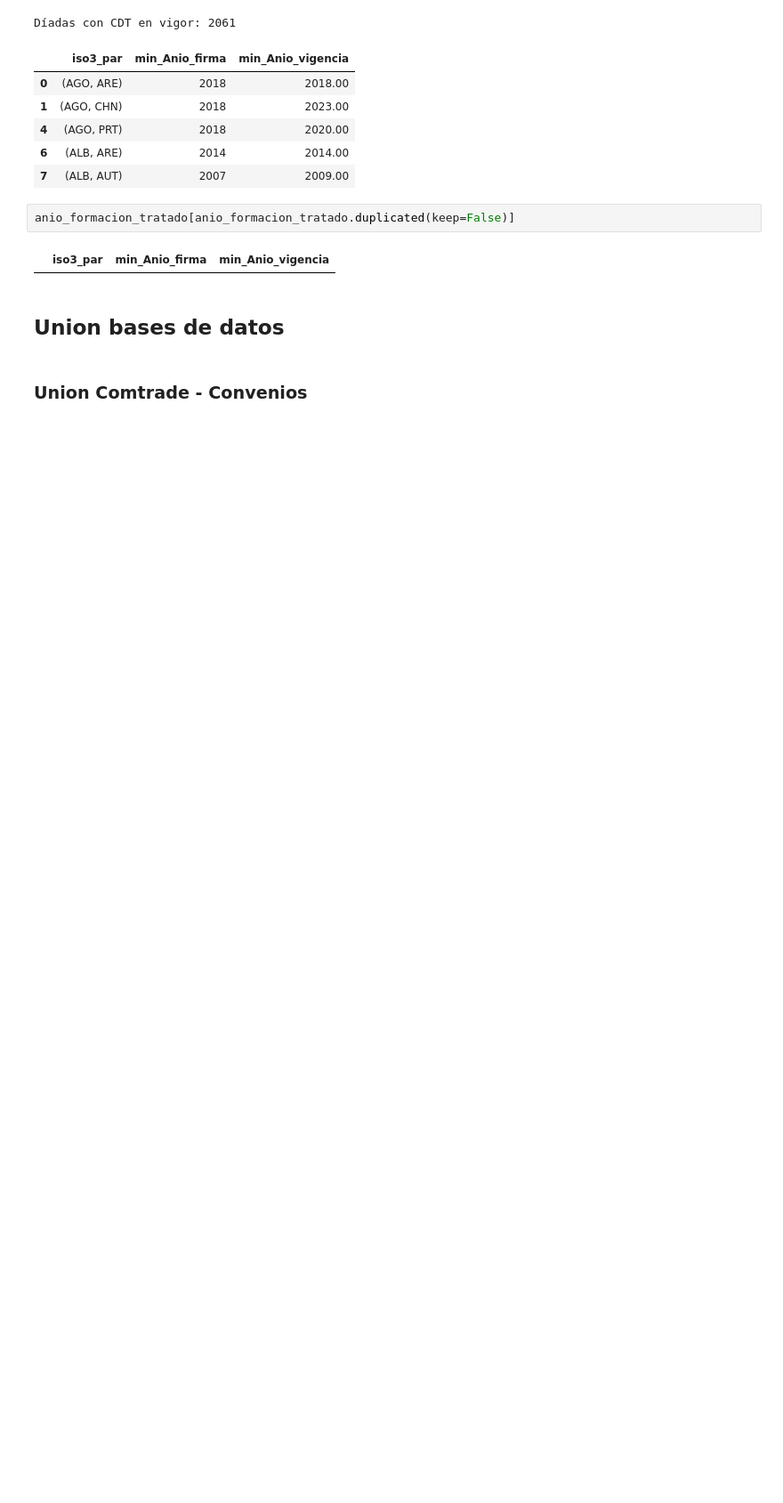
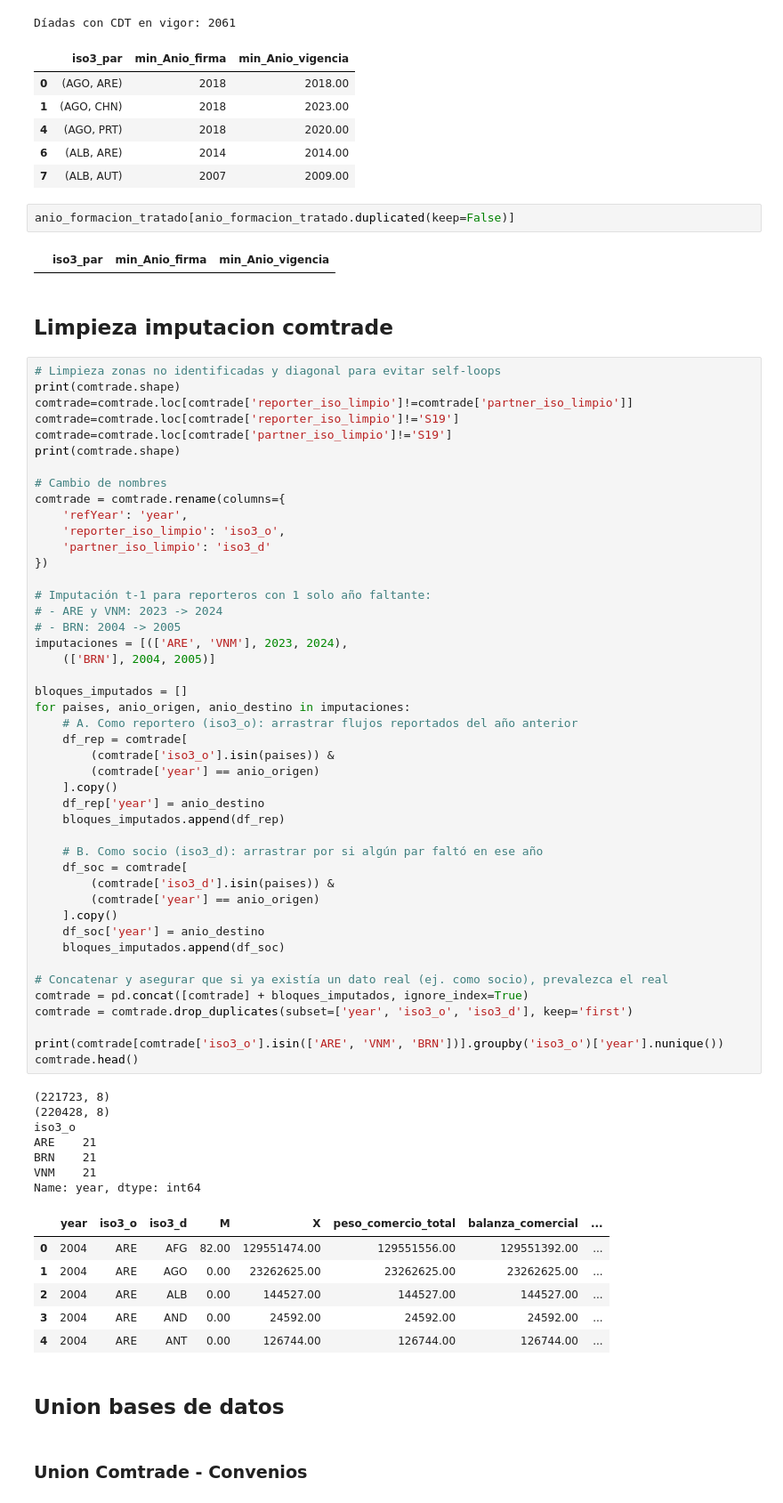
Before and after one commit to hubcborja/Trabajo_grado_ECIJG, a Jupyter notebook: Jupyter_Notebooks_Fase1_2/02_Preprocesamiento_Limpieza.ipynb, the cells around one changed output. Shown at 89% size. Saved outputs shown, nothing was run; the diff lists cells and outputs as text; blank space fills up the shorter version.

```diff
--- a/Jupyter_Notebooks_Fase1_2/02_Preprocesamiento_Limpieza.ipynb
+++ b/Jupyter_Notebooks_Fase1_2/02_Preprocesamiento_Limpieza.ipynb
@@ -386,6 +392,67 @@ Díadas con CDT en vigor: 2061
 anio_formacion_tratado[anio_formacion_tratado.duplicated(keep=False)]
 # %% [output]
 |  | iso3_par | min_Anio_firma | min_Anio_vigencia |
+# %% [markdown]
+## Limpieza imputacion comtrade
+# %%
+# Limpieza zonas no identificadas y diagonal para evitar self-loops
+print(comtrade.shape)
+comtrade=comtrade.loc[comtrade['reporter_iso_limpio']!=comtrade['partner_iso_limpio']]
+comtrade=comtrade.loc[comtrade['reporter_iso_limpio']!='S19']
+comtrade=comtrade.loc[comtrade['partner_iso_limpio']!='S19']
+print(comtrade.shape)
+
+# Cambio de nombres
+comtrade = comtrade.rename(columns={
+    'refYear': 'year',
+    'reporter_iso_limpio': 'iso3_o',
+    'partner_iso_limpio': 'iso3_d'
+})
+
+# Imputación t-1 para reporteros con 1 solo año faltante:
+# - ARE y VNM: 2023 -> 2024
+# - BRN: 2004 -> 2005
+imputaciones = [(['ARE', 'VNM'], 2023, 2024),
+    (['BRN'], 2004, 2005)]
+
+bloques_imputados = []
+for paises, anio_origen, anio_destino in imputaciones:
+    # A. Como reportero (iso3_o): arrastrar flujos reportados del año anterior
+    df_rep = comtrade[
+        (comtrade['iso3_o'].isin(paises)) &
+        (comtrade['year'] == anio_origen)
+    ].copy()
+    df_rep['year'] = anio_destino
+    bloques_imputados.append(df_rep)
+
+    # B. Como socio (iso3_d): arrastrar por si algún par faltó en ese año
+    df_soc = comtrade[
+        (comtrade['iso3_d'].isin(paises)) &
+        (comtrade['year'] == anio_origen)
+    ].copy()
+    df_soc['year'] = anio_destino
+    bloques_imputados.append(df_soc)
+
+# Concatenar y asegurar que si ya existía un dato real (ej. como socio), prevalezca el real
+comtrade = pd.concat([comtrade] + bloques_imputados, ignore_index=True)
+comtrade = comtrade.drop_duplicates(subset=['year', 'iso3_o', 'iso3_d'], keep='first')
+
+print(comtrade[comtrade['iso3_o'].isin(['ARE', 'VNM', 'BRN'])].groupby('iso3_o')['year'].nunique())
+comtrade.head()
+# %% [output]
+(221723, 8)
+(220428, 8)
+iso3_o
+ARE    21
+BRN    21
+VNM    21
+Name: year, dtype: int64
+|  | year | iso3_o | iso3_d | M | X | peso_comercio_total | balanza_comercial | ... |
+| 0 | 2004 | ARE | AFG | 82.00 | 129551474.00 | 129551556.00 | 129551392.00 | ... |
+| 1 | 2004 | ARE | AGO | 0.00 | 23262625.00 | 23262625.00 | 23262625.00 | ... |
+| 2 | 2004 | ARE | ALB | 0.00 | 144527.00 | 144527.00 | 144527.00 | ... |
+| 3 | 2004 | ARE | AND | 0.00 | 24592.00 | 24592.00 | 24592.00 | ... |
+| 4 | 2004 | ARE | ANT | 0.00 | 126744.00 | 126744.00 | 126744.00 | ... |
 # %% [markdown]
 ## Union bases de datos
 # %% [markdown]
```
Also changed, not shown: parts of 25 cells of this notebook, 6 other files.
